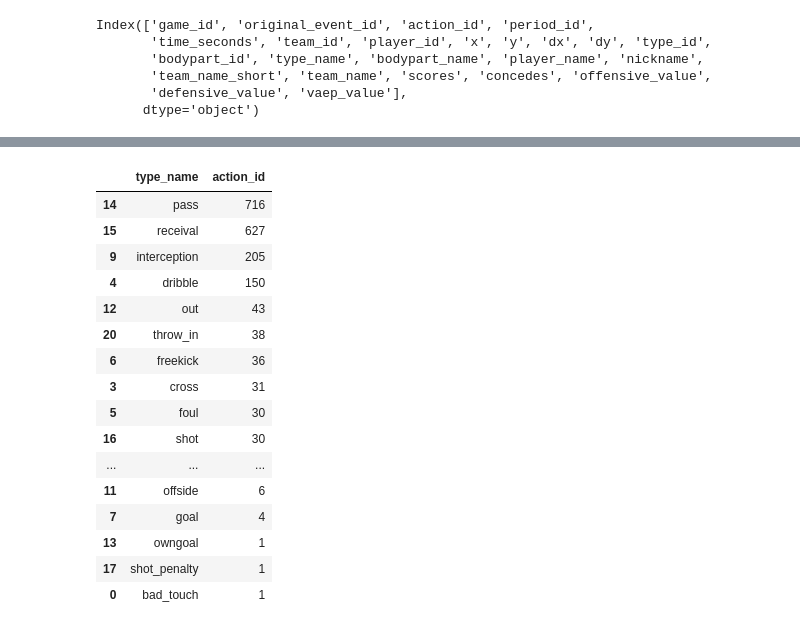
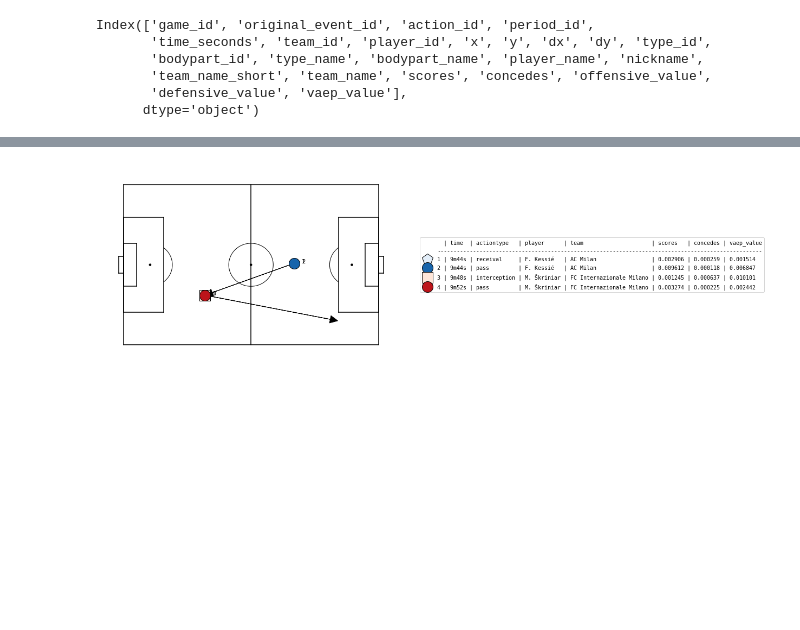
Before and after one commit to leonardoy99/Thesis_Moneyball, a Jupyter notebook: Code/Atomic_SPADL_ITA.ipynb, the cells around one changed output, grey strips where cells are left out. Cells and saved outputs as stored; diff of their text form; code cells hidden in the pictures; blank space fills up the shorter version.

```diff
--- a/Code/Atomic_SPADL_ITA.ipynb
+++ b/Code/Atomic_SPADL_ITA.ipynb
@@ -750,9 +852,9 @@ array(['pass', 'receival', 'interception', 'out', 'throw_in', 'dribble',
 # %%
 #Plot
-a = A.copy()
+a = B.copy()
 #Actions.type_name
-pos = a[a.type_name == 'keeper_save' ][4:5].action_id.values[0]
-a = a[pos-5 : pos+12].copy()
+pos = a[a.type_name == 'interception' ][21:22].action_id.values[0]
+a = a[pos-2 : pos+2].copy()
 
 a["start_x"] = a.x
 a["start_y"] = a.y
@@ -782,20 +884 @@ AttributeError: 'Pandas' object has no attribute 'iloc'
+[figure, added]
-# %%
-A.groupby('type_name').count()['action_id'].reset_index().sort_values('action_id', ascending = False)
-# %% [output]
-|  | type_name | action_id |
-| 14 | pass | 716 |
-| 15 | receival | 627 |
-| 9 | interception | 205 |
-| 4 | dribble | 150 |
-| 12 | out | 43 |
-| 20 | throw_in | 38 |
-| 6 | freekick | 36 |
-| 3 | cross | 31 |
-| 5 | foul | 30 |
-| 16 | shot | 30 |
-| ... | ... | ... |
-| 11 | offside | 6 |
-| 7 | goal | 4 |
-| 13 | owngoal | 1 |
-| 17 | shot_penalty | 1 |
-| 0 | bad_touch | 1 |
```
Also changed, not shown: parts of 63 cells of this notebook, 4 other files.
